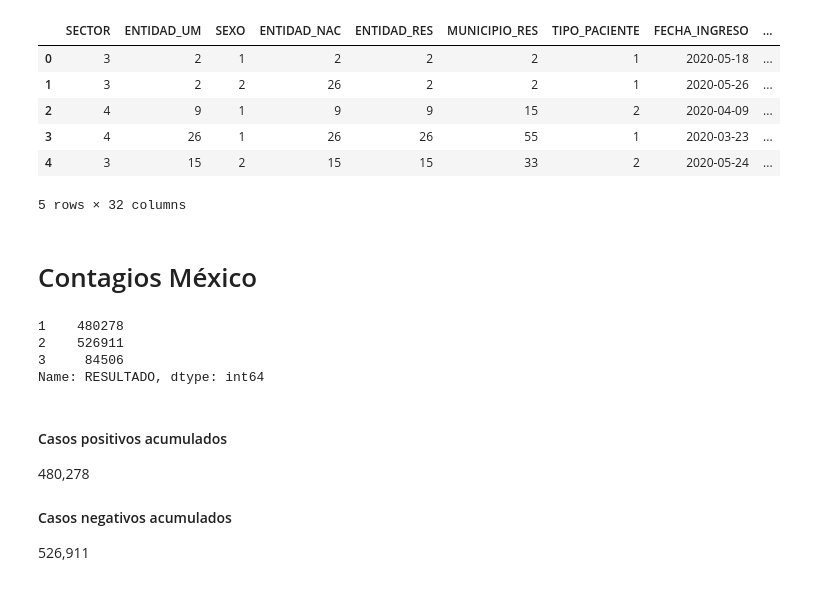
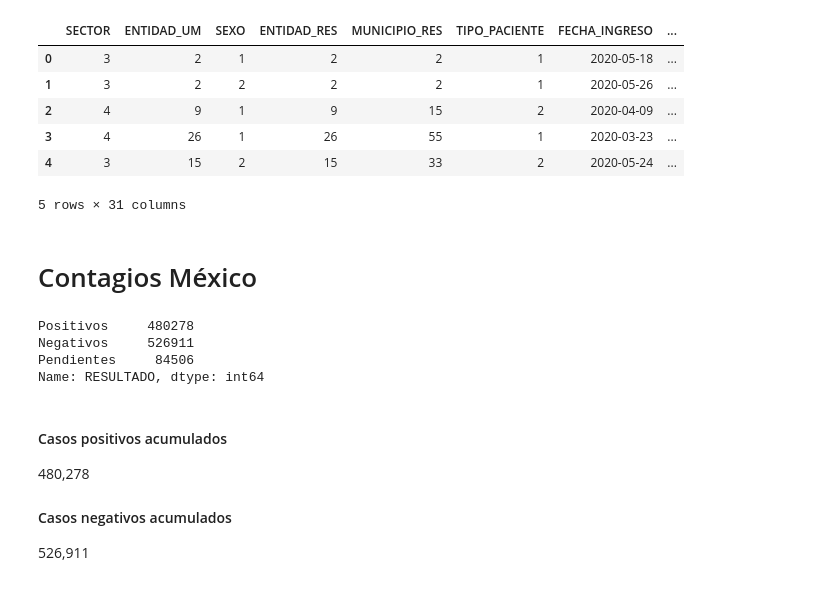
Before and after one commit to MisaelVargas/Verano2020, a Jupyter notebook: Unidad 6/Proyecto.ipynb, the cells around one changed output. Saved outputs shown, nothing was run; the diff lists cells and outputs as text; code cells hidden in the pictures.

```diff
--- a/Unidad 6/Proyecto.ipynb
+++ b/Unidad 6/Proyecto.ipynb
@@ -15,7 +16,6 @@ import pandas as pd
 plt.style.use('fivethirtyeight')
 %matplotlib inline
 # %%
-covidmx = pd.read_csv('./covid19mexico.csv', encoding='iso-8859-1')
-
-covidmx
+covidmx = pd.read_csv('./covid19mexico.csv', encoding='latin1')
+covidmx.shape[0]
 # %% [output]
@@ -35,24 +23,25 @@ covidmx
 # %%
-covidmx.drop(['FECHA_ACTUALIZACION','ID_REGISTRO','ORIGEN'], inplace=True, axis=1)
+covidmx.drop(['FECHA_ACTUALIZACION','ID_REGISTRO','ORIGEN','ENTIDAD_NAC'], inplace=True, axis=1)
 
 covidmx.head()
 # %% [output]
-|  | SECTOR | ENTIDAD_UM | SEXO | ENTIDAD_NAC | ENTIDAD_RES | MUNICIPIO_RES | TIPO_PACIENTE | FECHA_INGRESO | ... |
-| 0 | 3 | 2 | 1 | 2 | 2 | 2 | 1 | 2020-05-18 | ... |
-| 1 | 3 | 2 | 2 | 26 | 2 | 2 | 1 | 2020-05-26 | ... |
-| 2 | 4 | 9 | 1 | 9 | 9 | 15 | 2 | 2020-04-09 | ... |
-| 3 | 4 | 26 | 1 | 26 | 26 | 55 | 1 | 2020-03-23 | ... |
-| 4 | 3 | 15 | 2 | 15 | 15 | 33 | 2 | 2020-05-24 | ... |
+|  | SECTOR | ENTIDAD_UM | SEXO | ENTIDAD_RES | MUNICIPIO_RES | TIPO_PACIENTE | FECHA_INGRESO | ... |
+| 0 | 3 | 2 | 1 | 2 | 2 | 1 | 2020-05-18 | ... |
+| 1 | 3 | 2 | 2 | 2 | 2 | 1 | 2020-05-26 | ... |
+| 2 | 4 | 9 | 1 | 9 | 15 | 2 | 2020-04-09 | ... |
+| 3 | 4 | 26 | 1 | 26 | 55 | 1 | 2020-03-23 | ... |
+| 4 | 3 | 15 | 2 | 15 | 33 | 2 | 2020-05-24 | ... |
-5 rows × 32 columns
+5 rows × 31 columns
 # %% [markdown]
 # Contagios México
 # %%
 resultados = covidmx['RESULTADO'].value_counts(sort=False)
+resultados.rename({1: 'Positivos', 2: 'Negativos', 3: 'Pendientes'}, inplace=True)
 resultados
 # %% [output]
-1    480278
-2    526911
-3     84506
+Positivos     480278
+Negativos     526911
+Pendientes     84506
 Name: RESULTADO, dtype: int64
 # %% [markdown]
 #### Casos positivos acumulados
```
Also changed, not shown: parts of 28 cells of this notebook.
